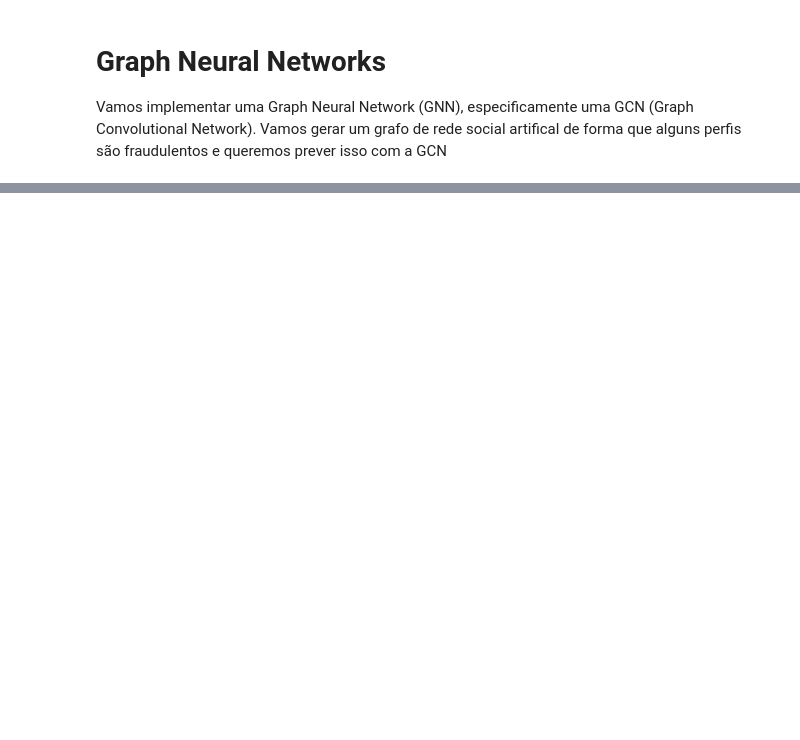
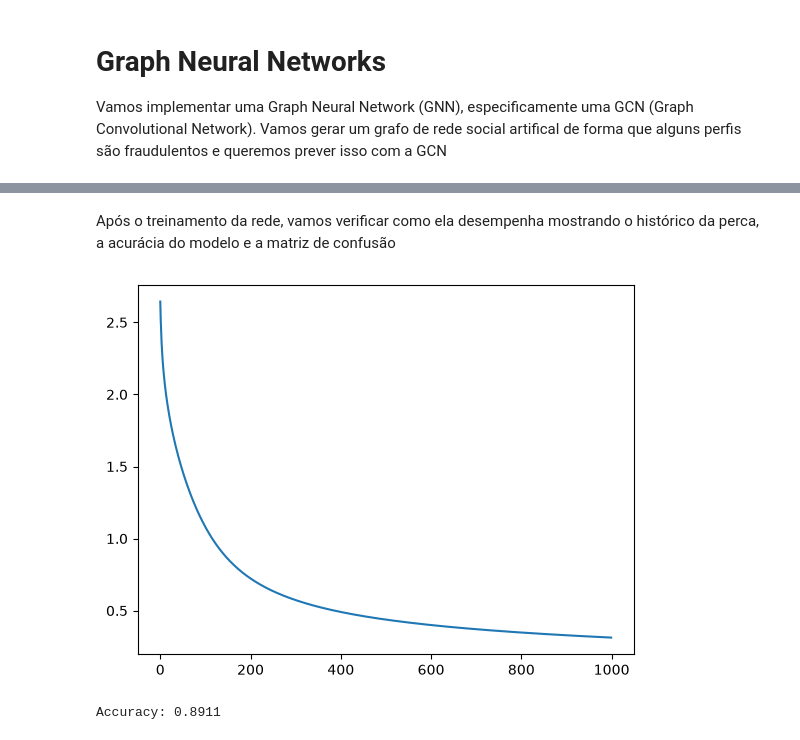
Before and after one commit to jaopredo/machine-learning, a Jupyter notebook: notebooks/graph/gcn.ipynb, the cells around one changed output, grey strips where cells are left out. Drawn from its saved outputs; the diff is of its cells as text; code cells hidden in the pictures; blank space fills up the shorter version.

```diff
--- a/notebooks/graph/gcn.ipynb
+++ b/notebooks/graph/gcn.ipynb
@@ -496,0 +189,61 @@ mlp = MultilayerPerceptron(
+# %%
+loss_hist: list[float] = []
+
+for epoch in range(1000):
+    optimizer.zero_grad()  # Reseta gradientes
+
+    # Forward pass (predição de logits, shape N x 2)
+    y = mlp.forward(X)
+
+    # Calculamos a perda comparando as predições com os alvos em formato One-Hot
+    loss = criterium.forward(y[train_mask], t_one_hot[train_mask])
+
+    loss_hist.append(loss.item())
+
+    # Backward pass
+    dloss = criterium.backward()
+
+    full_dloss = torch.zeros(
+        train_mask.shape[0],
+        dloss.shape[1],
+        device=dloss.device,
+        dtype=dloss.dtype,
+    )
+
+    full_dloss[train_mask] = dloss
+
+    mlp.backward(full_dloss)
+
+    # Atualização de parâmetros
+    optimizer.step()
+# %% [markdown]
+Após o treinamento da rede, vamos verificar como ela desempenha mostrando o histórico da perca, a acurácia do modelo e a matriz de confusão
+# %%
+plt.plot(list(range(len(loss_hist))), loss_hist)
+plt.show()
+# %% [output]
+[figure, added]
+# %%
+# 1. Coloca o modelo em modo de avaliação (desativa gradientes e dropouts se houver)
+# mlp.eval()
+
+# 2. Executa o forward no conjunto de teste
+logits_test = mlp.forward(X)
+
+# 3. Obtém o índice da classe com maior pontuação (predição final 0 ou 1)
+y_one_hot = torch.nn.functional.one_hot(
+    logits_test.argmax(dim=1),
+    num_classes=7
+).float()
+
+# 4. Compara com os rótulos de teste reais (t_test_tensor) e extrai as métrics
+pred = y_one_hot[test_mask]
+target = t_one_hot[test_mask]
+
+pred_classes = y_one_hot[test_mask].argmax(dim=1)
+true_classes = t_one_hot[test_mask].argmax(dim=1)
+
+accuracy = (pred_classes == true_classes).float().mean()
+print(f"Accuracy: {accuracy.item():.4f}")
+# %% [output]
+Accuracy: 0.8911
```
Also changed, not shown: parts of 28 cells of this notebook, 11 other files.
